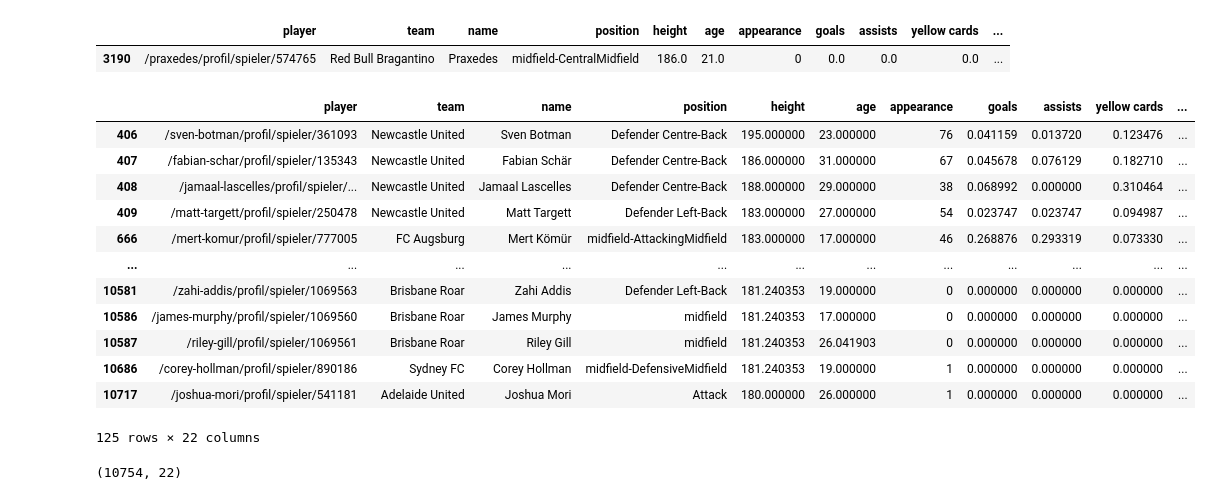
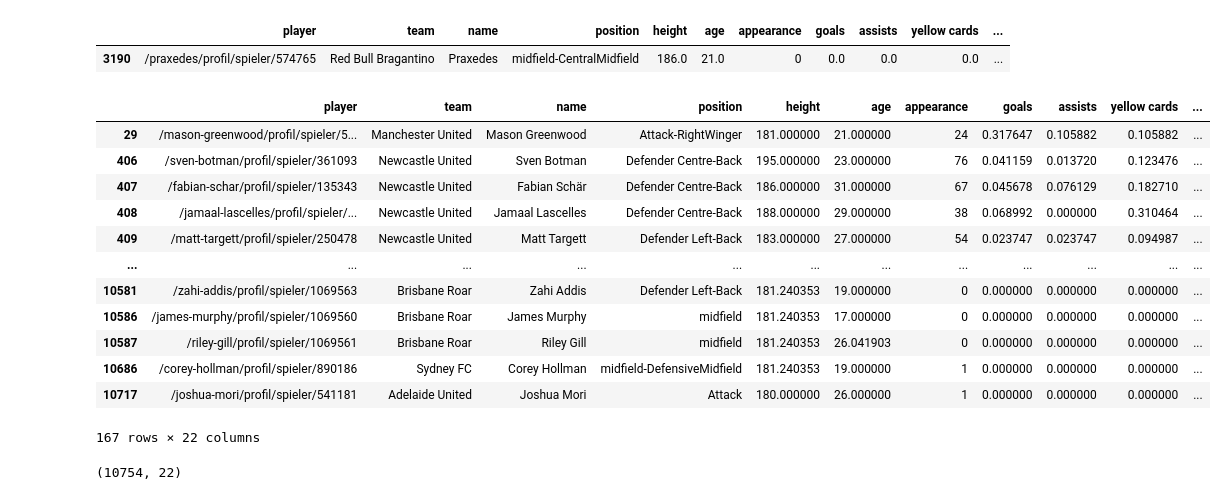
Before and after one commit to zaidAlkhathlan/Usecase-7, a Jupyter notebook: EDA explain template.ipynb, the cells around one changed output. Drawn from its saved outputs; the diff is of its cells as text; code cells hidden in the pictures.

```diff
--- a/EDA explain template.ipynb
+++ b/EDA explain template.ipynb
@@ -325,21 +326,21 @@ df[(df["appearance"] == 0) & (df["current_value"] == 6500000)]
 |  | player | team | name | position | height | age | appearance | goals | assists | yellow cards | ... |
 | 3190 | /praxedes/profil/spieler/574765 | Red Bull Bragantino | Praxedes | midfield-CentralMidfield | 186.0 | 21.0 | 0 | 0.0 | 0.0 | 0.0 | ... |
 # %%
-df[(df['current_value'] ==0) & (df["highest_value"] == 0)]
+df[(df['current_value'] ==0) ]
 # %% [output]
 |  | player | team | name | position | height | age | appearance | goals | assists | yellow cards | ... |
+| 29 | /mason-greenwood/profil/spieler/5... | Manchester United | Mason Greenwood | Attack-RightWinger | 181.000000 | 21.000000 | 24 | 0.317647 | 0.105882 | 0.105882 | ... |
 | 406 | /sven-botman/profil/spieler/361093 | Newcastle United | Sven Botman | Defender Centre-Back | 195.000000 | 23.000000 | 76 | 0.041159 | 0.013720 | 0.123476 | ... |
 | 407 | /fabian-schar/profil/spieler/135343 | Newcastle United | Fabian Schär | Defender Centre-Back | 186.000000 | 31.000000 | 67 | 0.045678 | 0.076129 | 0.182710 | ... |
 | 408 | /jamaal-lascelles/profil/spieler/... | Newcastle United | Jamaal Lascelles | Defender Centre-Back | 188.000000 | 29.000000 | 38 | 0.068992 | 0.000000 | 0.310464 | ... |
 | 409 | /matt-targett/profil/spieler/250478 | Newcastle United | Matt Targett | Defender Left-Back | 183.000000 | 27.000000 | 54 | 0.023747 | 0.023747 | 0.094987 | ... |
-| 666 | /mert-komur/profil/spieler/777005 | FC Augsburg | Mert Kömür | midfield-AttackingMidfield | 183.000000 | 17.000000 | 46 | 0.268876 | 0.293319 | 0.073330 | ... |
 | ... | ... | ... | ... | ... | ... | ... | ... | ... | ... | ... | ... |
 | 10581 | /zahi-addis/profil/spieler/1069563 | Brisbane Roar | Zahi Addis | Defender Left-Back | 181.240353 | 19.000000 | 0 | 0.000000 | 0.000000 | 0.000000 | ... |
 | 10586 | /james-murphy/profil/spieler/1069560 | Brisbane Roar | James Murphy | midfield | 181.240353 | 17.000000 | 0 | 0.000000 | 0.000000 | 0.000000 | ... |
 | 10587 | /riley-gill/profil/spieler/1069561 | Brisbane Roar | Riley Gill | midfield | 181.240353 | 26.041903 | 0 | 0.000000 | 0.000000 | 0.000000 | ... |
 | 10686 | /corey-hollman/profil/spieler/890186 | Sydney FC | Corey Hollman | midfield-DefensiveMidfield | 181.240353 | 19.000000 | 1 | 0.000000 | 0.000000 | 0.000000 | ... |
 | 10717 | /joshua-mori/profil/spieler/541181 | Adelaide United | Joshua Mori | Attack | 180.000000 | 26.000000 | 1 | 0.000000 | 0.000000 | 0.000000 | ... |
-125 rows × 22 columns
+167 rows × 22 columns
 # %%
 df.shape
 # %% [output]
```
Also changed, not shown: parts of 43 cells of this notebook, 1 other file.
